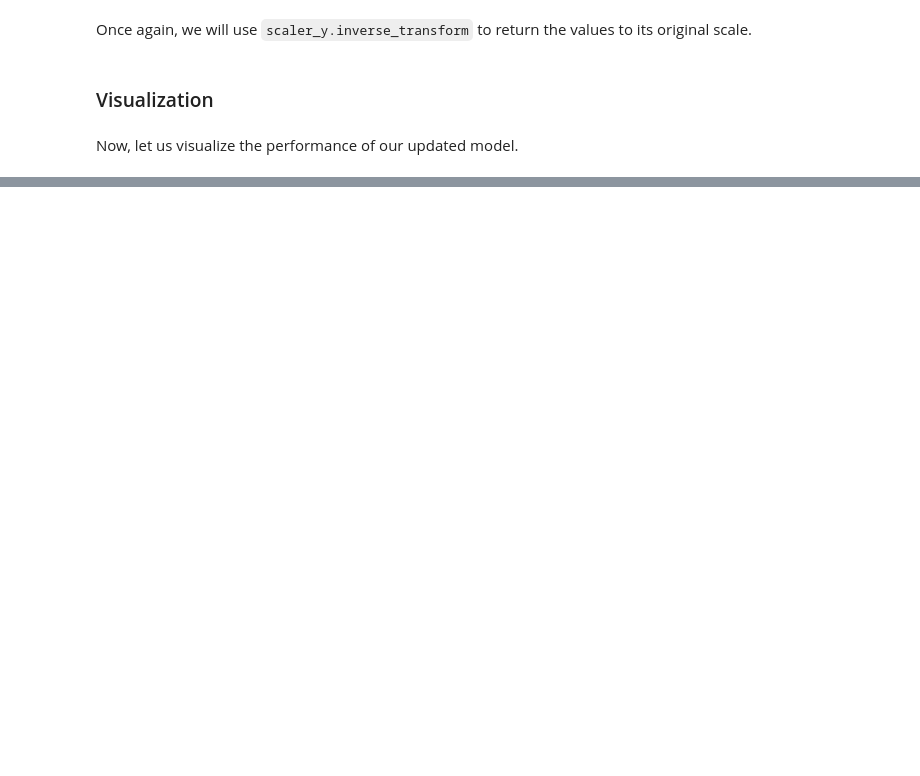
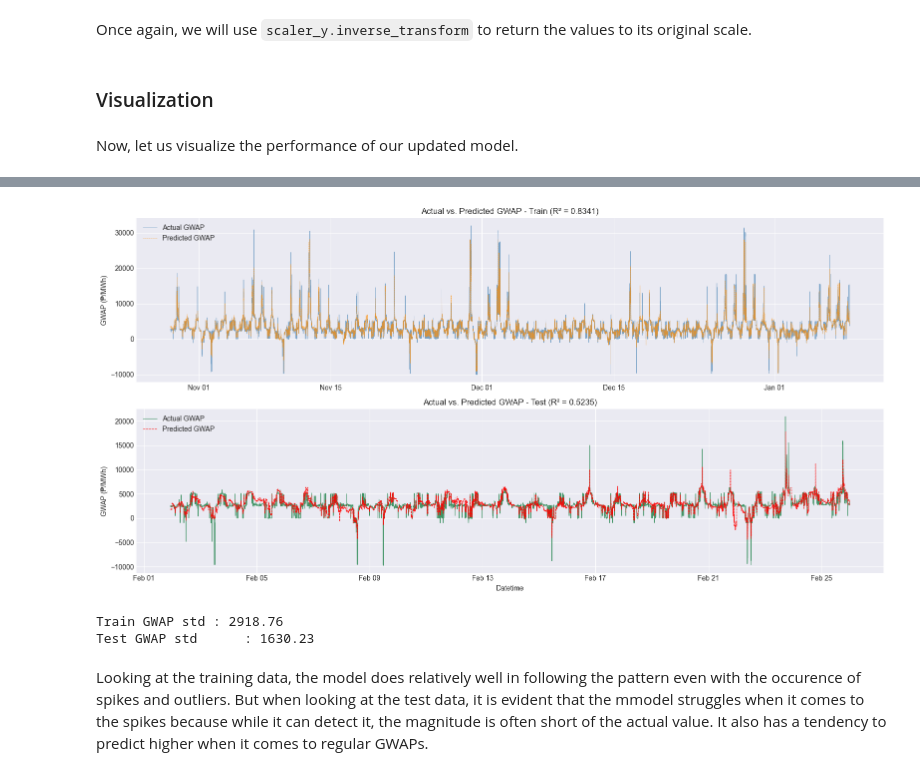
Before and after one commit to haniellejermayn/wesm-price-prediction, a Jupyter notebook: 05_NeuralNetwork.ipynb, the cells around one changed output, grey strips where cells are left out. Saved outputs shown, nothing was run; the diff lists cells and outputs as text; code cells hidden in the pictures; blank space fills up the shorter version.

```diff
--- a/05_NeuralNetwork.ipynb
+++ b/05_NeuralNetwork.ipynb
@@ -704,0 +718,31 @@ plt.show()
+# %%
+fig, axes = plt.subplots(2, 1, figsize=(16, 8), sharex=False)
+
+# Train+Val
+axes[0].plot(train_df["datetime"].values, scaler_y.inverse_transform(y_train.numpy()), color="steelblue", linewidth=0.5, alpha=0.7, label="Actual GWAP")
+axes[0].plot(train_df["datetime"].values, scaler_y.inverse_transform(tuned_model(X_train).detach().numpy()), color="darkorange", linewidth=0.5, alpha=0.7, linestyle="--", label="Predicted GWAP")
+axes[0].set_title("Actual vs. Predicted GWAP - Train (R² = 0.8341)")
+axes[0].set_ylabel("GWAP (₱/MWh)")
+axes[0].legend(loc="upper left")
+axes[0].xaxis.set_major_formatter(mdates.DateFormatter("%b %d"))
+
+# Test
+axes[1].plot(test_df["datetime"].values, y_test_original, color="seagreen",  linewidth=0.8, alpha=0.9, label="Actual GWAP")
+axes[1].plot(test_df["datetime"].values, tuned_y_test_pred,   color="red",       linewidth=0.8, alpha=0.9, linestyle="--", label="Predicted GWAP")
+axes[1].set_title("Actual vs. Predicted GWAP - Test (R² = 0.5235)")
+axes[1].set_ylabel("GWAP (₱/MWh)")
+axes[1].set_xlabel("Datetime")
+axes[1].legend(loc="upper left")
+axes[1].xaxis.set_major_formatter(mdates.DateFormatter("%b %d"))
+
+plt.tight_layout()
+plt.show()
+
+print(f"Train GWAP std : {scaler_y.inverse_transform(y_train.numpy()).std():.2f}")
+print(f"Test GWAP std      : {y_test_original.std():.2f}")
+# %% [output]
+[figure, added]
+Train GWAP std : 2918.76
+Test GWAP std      : 1630.23
+# %% [markdown]
+Looking at the training data, the model does relatively well in following the pattern even with the occurence of spikes and outliers. But when looking at the test data, it is evident that the mmodel struggles when it comes to the spikes because while it can detect it, the magnitude is often short of the actual value. It also has a tendency to predict higher when it comes to regular GWAPs.
```
Also changed, not shown: parts of 15 cells of this notebook.
